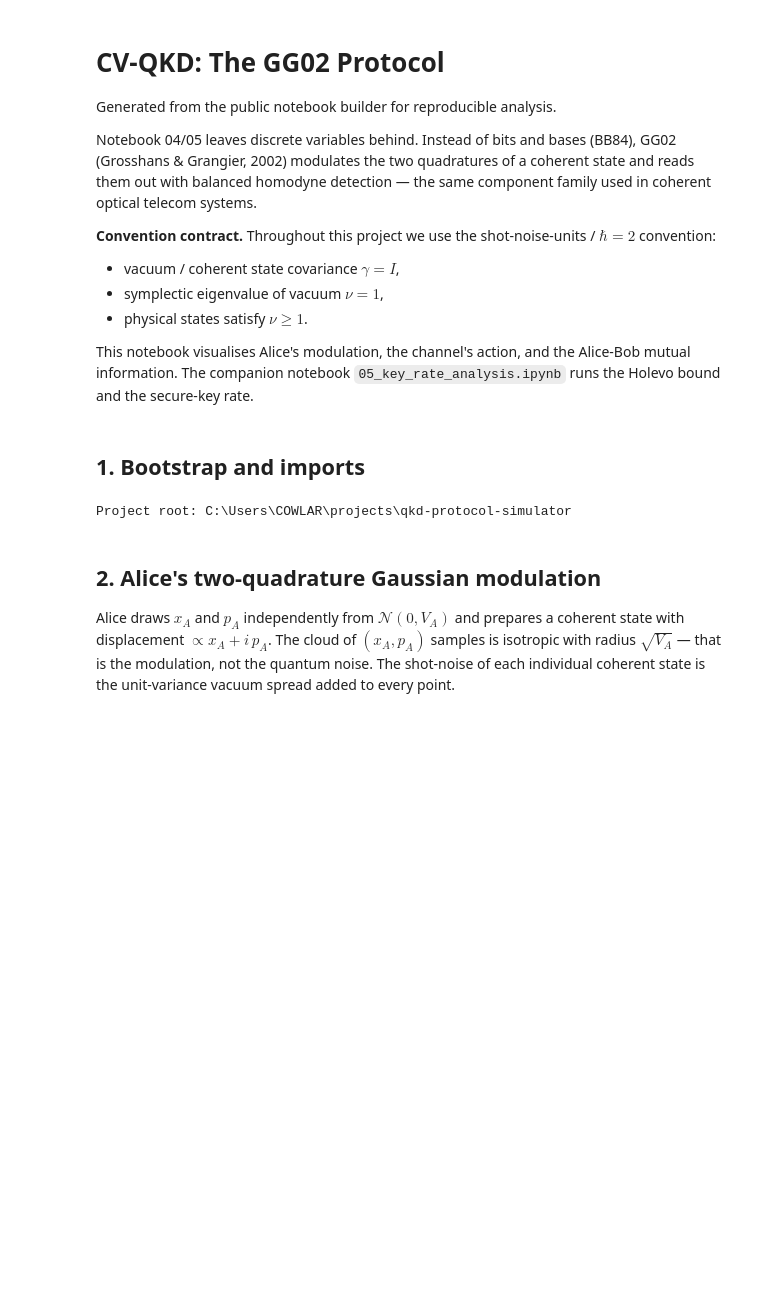
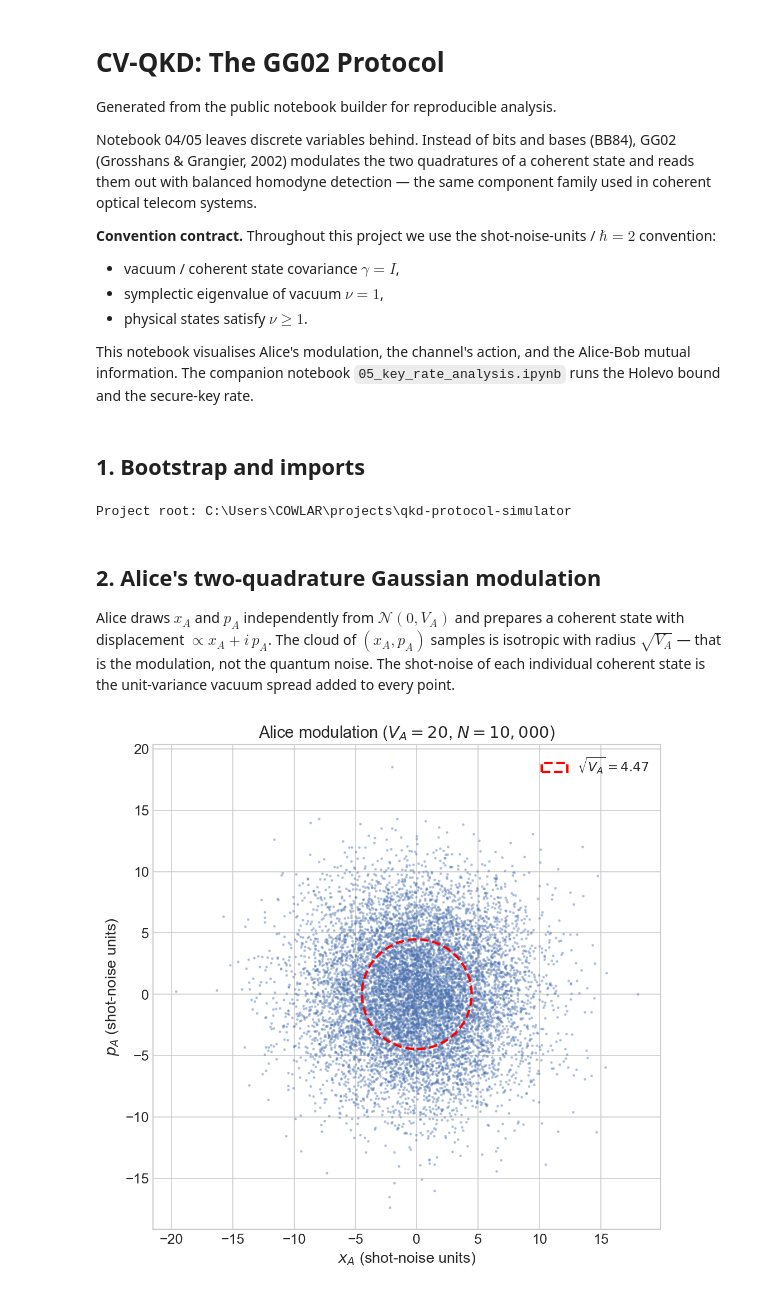
Before and after one commit to abbas-ahmad-cowlar/qkd-protocol-simulator, a Jupyter notebook: notebooks/04_cvqkd_protocol.ipynb, the cells around one changed output. Saved outputs shown, nothing was run; the diff lists cells and outputs as text; code cells hidden in the pictures; blank space fills up the shorter version.

Commit message:
Add 04 cvqkd protocol code cell 6

```diff
--- a/notebooks/04_cvqkd_protocol.ipynb
+++ b/notebooks/04_cvqkd_protocol.ipynb
@@ -58,3 +58,25 @@ N = 10_000      # Phase-space samples
 ## 2. Alice's two-quadrature Gaussian modulation
 
 Alice draws $x_A$ and $p_A$ independently from $\mathcal{N}(0, V_A)$ and prepares a coherent state with displacement $\propto x_A + i\,p_A$. The cloud of $(x_A, p_A)$ samples is isotropic with radius $\sqrt{V_A}$ &mdash; that is the modulation, not the quantum noise. The shot-noise of each individual coherent state is the unit-variance vacuum spread added to every point.
+# %%
+x_A = rng.normal(0.0, np.sqrt(V_A), N)
+p_A = rng.normal(0.0, np.sqrt(V_A), N)
+
+fig, ax = plt.subplots(figsize=(7, 7))
+ax.scatter(x_A, p_A, s=2, alpha=0.3, color='#4C72B0')
+circle = plt.Circle((0.0, 0.0), np.sqrt(V_A), fill=False,
+                    color='red', linestyle='--', linewidth=2,
+                    label=fr'$\sqrt{{V_A}} = {np.sqrt(V_A):.2f}$')
+ax.add_patch(circle)
+ax.set_xlabel(r'$x_A$ (shot-noise units)', fontsize=13)
+ax.set_ylabel(r'$p_A$ (shot-noise units)', fontsize=13)
+ax.set_title(fr'Alice modulation ($V_A = {V_A:.0f}$, $N = {N:,}$)',
+             fontsize=14)
+ax.set_aspect('equal')
+ax.legend(fontsize=11)
+plt.tight_layout()
+plt.savefig(FIG_DIR / 'cvqkd_gaussian_modulation.png', dpi=300,
+            bbox_inches='tight')
+plt.show()
+# %% [output]
+[figure, added]
```
